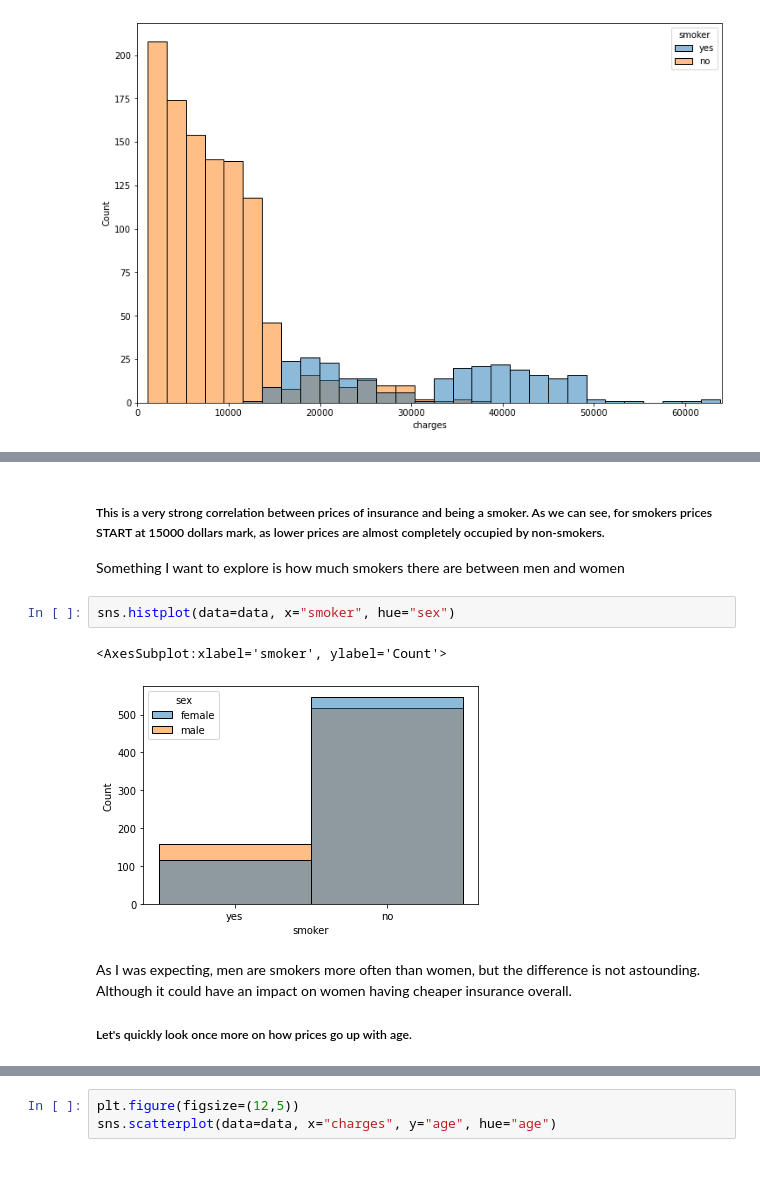
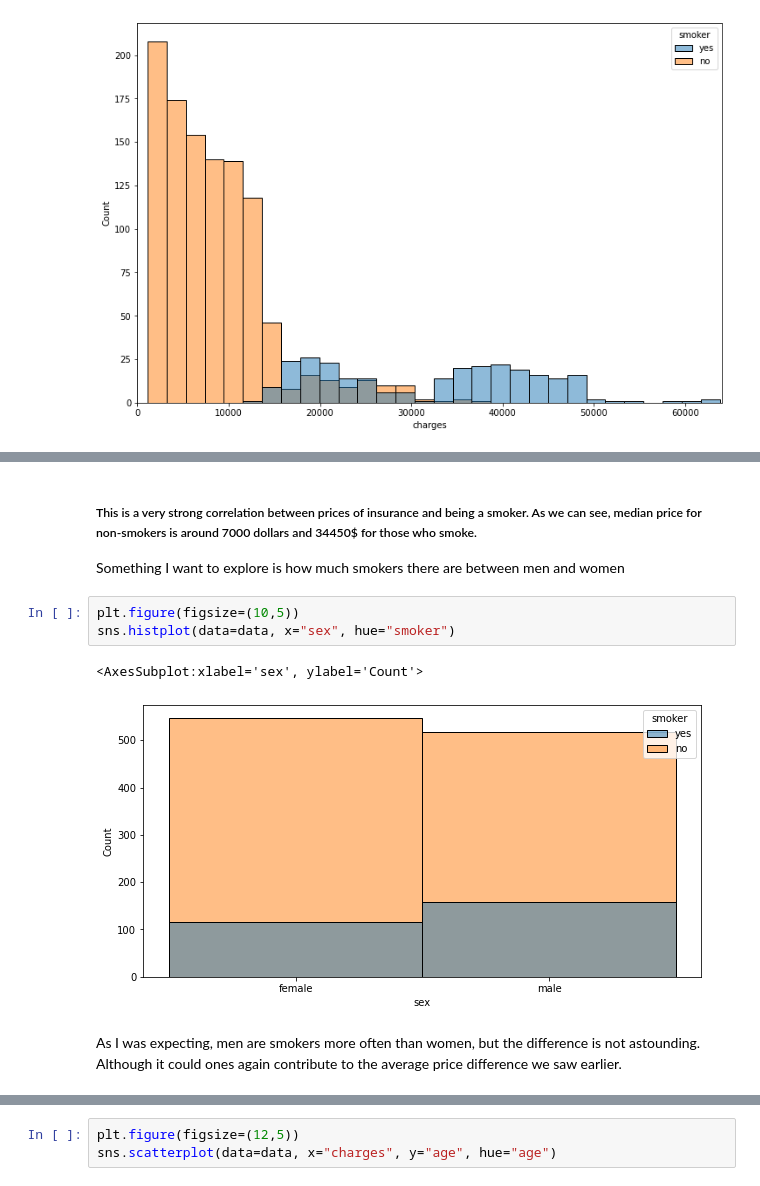
Before and after one commit to DenysIvanilov/Portfolio-Projects, a Jupyter notebook: MedicalInsuranceChargesRegression/NotebookAndModel/Medical_Insurance_Charges.ipynb, the cells around one changed output, grey strips where cells are left out. Saved outputs shown, nothing was run; the diff lists cells and outputs as text.

Commit message:
plots, analysis and visualisations page adjustments

```diff
--- a/MedicalInsuranceChargesRegression/NotebookAndModel/Medical_Insurance_Charges.ipynb
+++ b/MedicalInsuranceChargesRegression/NotebookAndModel/Medical_Insurance_Charges.ipynb
@@ -137,11 +167,11 @@ sns.histplot(data=data, x="charges", hue="smoker")
 # %% [markdown]
-<h5>This is a very strong correlation between prices of insurance and being a smoker. As we can see, for smokers prices START at 15000 dollars mark, as lower prices are almost completely occupied by non-smokers. </h5>
+<h5>This is a very strong correlation between prices of insurance and being a smoker. As we can see, median price for non-smokers is around 7000 dollars and 34450$ for those who smoke.</h5>
 <p> Something I want to explore is how much smokers there are between men and women </p>
 # %%
-sns.histplot(data=data, x="smoker", hue="sex")
+plt.figure(figsize=(10,5))
+sns.histplot(data=data, x="sex", hue="smoker")
 # %% [output]
-<AxesSubplot:xlabel='smoker', ylabel='Count'>
+<AxesSubplot:xlabel='sex', ylabel='Count'>
-[figure, old version]
+[figure, new version]
 # %% [markdown]
-As I was expecting, men are smokers more often than women, but the difference is not astounding. Although it could have an impact on women having cheaper insurance overall.
-<h5> Let's quickly look once more on how prices go up with age. </h5>
+As I was expecting, men are smokers more often than women, but the difference is not astounding. Although it could ones again contribute to the average price difference we saw earlier.
```
Also changed, not shown: parts of 22 cells of this notebook, 1 other file.
